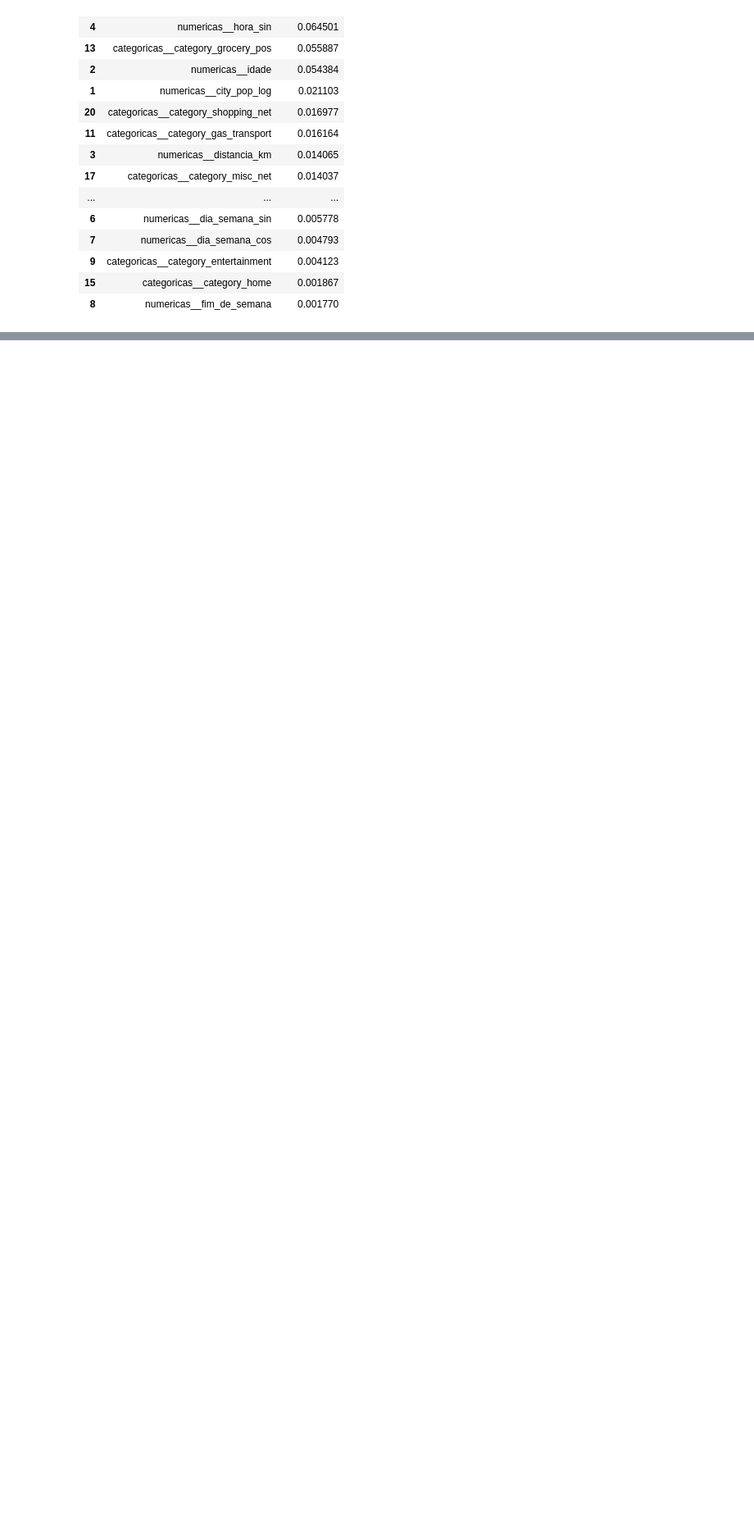
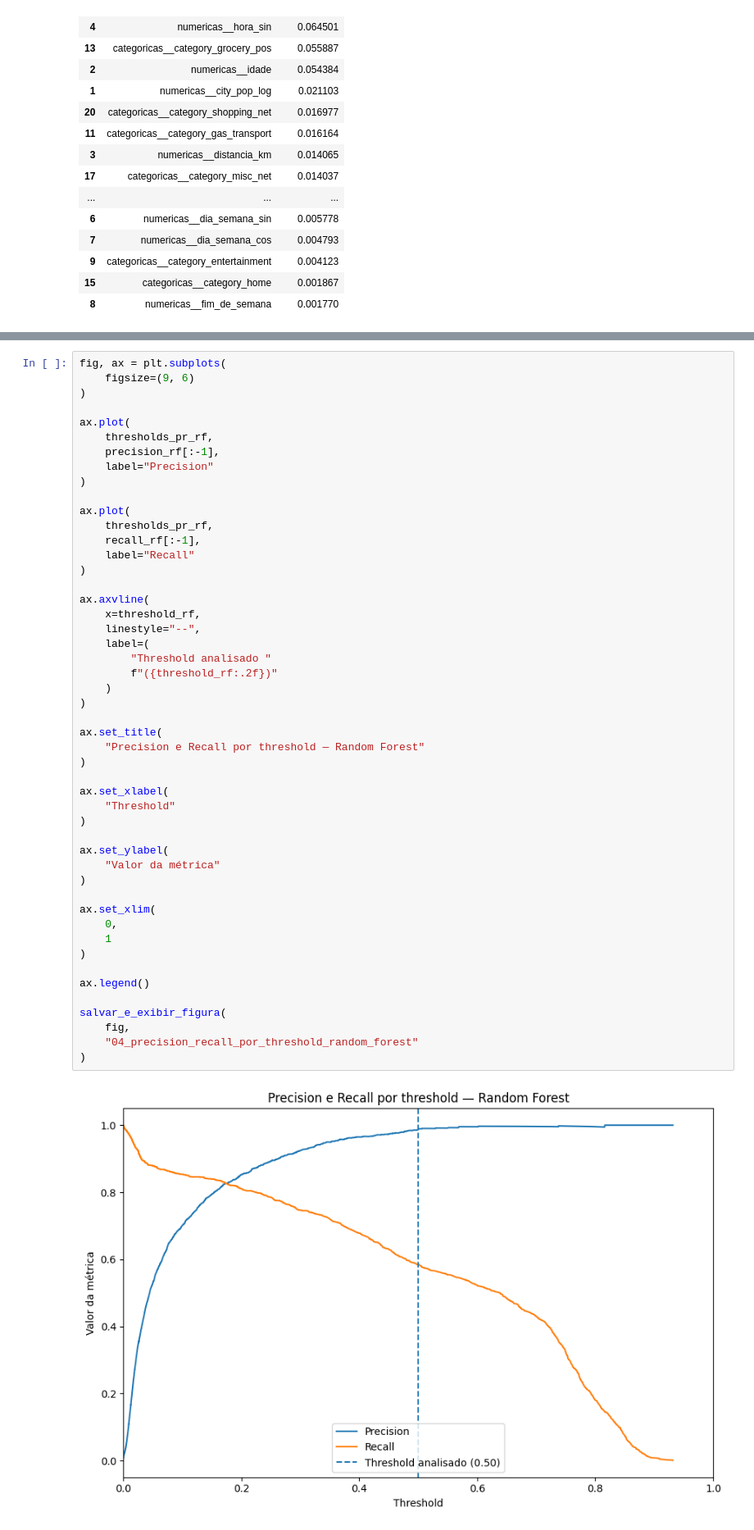
Before and after one commit to Lucas-Santosrx/ccard_fraud_ml, a Jupyter notebook: notebooks/03. Random Forest.ipynb, the cells around one changed output, grey strips where cells are left out. Shown at 82% size. Drawn from its saved outputs; the diff is of its cells as text; blank space fills up the shorter version.

```diff
--- a/notebooks/03. Random Forest.ipynb
+++ b/notebooks/03. Random Forest.ipynb
@@ -752,0 +939,51 @@ Experimento salvo em: /Users/lucassantos/Documents/ccard_fraud_ml/outputs/result
+# %%
+fig, ax = plt.subplots(
+    figsize=(9, 6)
+)
+
+ax.plot(
+    thresholds_pr_rf,
+    precision_rf[:-1],
+    label="Precision"
+)
+
+ax.plot(
+    thresholds_pr_rf,
+    recall_rf[:-1],
+    label="Recall"
+)
+
+ax.axvline(
+    x=threshold_rf,
+    linestyle="--",
+    label=(
+        "Threshold analisado "
+        f"({threshold_rf:.2f})"
+    )
+)
+
+ax.set_title(
+    "Precision e Recall por threshold — Random Forest"
+)
+
+ax.set_xlabel(
+    "Threshold"
+)
+
+ax.set_ylabel(
+    "Valor da métrica"
+)
+
+ax.set_xlim(
+    0,
+    1
+)
+
+ax.legend()
+
+salvar_e_exibir_figura(
+    fig,
+    "04_precision_recall_por_threshold_random_forest"
+)
+# %% [output]
+[figure, added]
```
Also changed, not shown: parts of 28 cells of this notebook, 11 other files.
